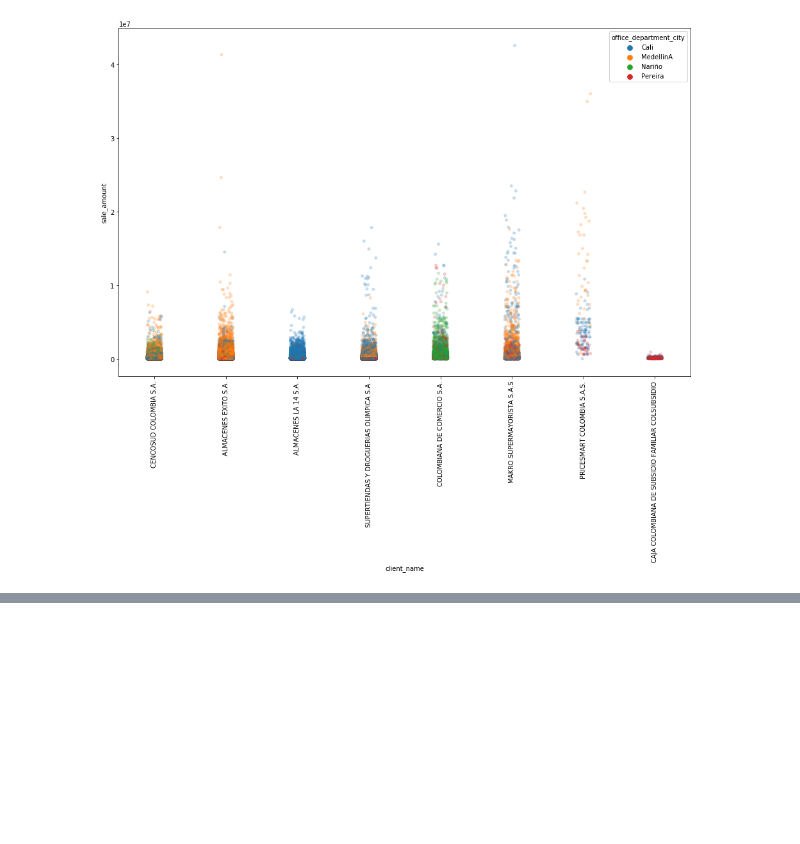
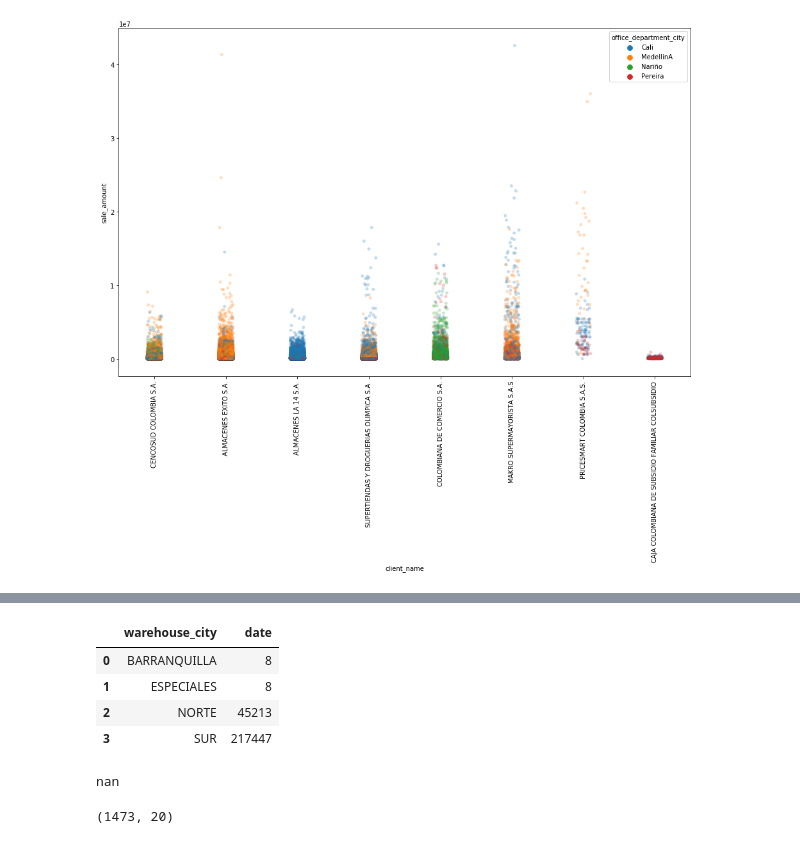
Before and after one commit to juanprq/final-project, a Jupyter notebook: offices-tab.ipynb, the cells around one changed output, grey strips where cells are left out. Cells and saved outputs as stored; diff of their text form; code cells hidden in the pictures; blank space fills up the shorter version.

```diff
--- a/offices-tab.ipynb
+++ b/offices-tab.ipynb
@@ -111,0 +263,21 @@ plt.show()
+# %%
+(
+    snacks_df[snacks_df['description'].str.contains('MEDELLIN') | False]
+    .groupby('warehouse_city')['date']
+    .count().reset_index().sort_values('date')
+)
+# %% [output]
+|  | warehouse_city | date |
+| 0 | BARRANQUILLA | 8 |
+| 1 | ESPECIALES | 8 |
+| 2 | NORTE | 45213 |
+| 3 | SUR | 217447 |
+# %%
+import numpy as np
+np.nan
+# %% [output]
+nan
+# %%
+snacks_df[snacks_df['client_name'].isna() & snacks_df['devolution_units'] > 0].shape
+# %% [output]
+(1473, 20)
```
Also changed, not shown: parts of 10 cells of this notebook.
